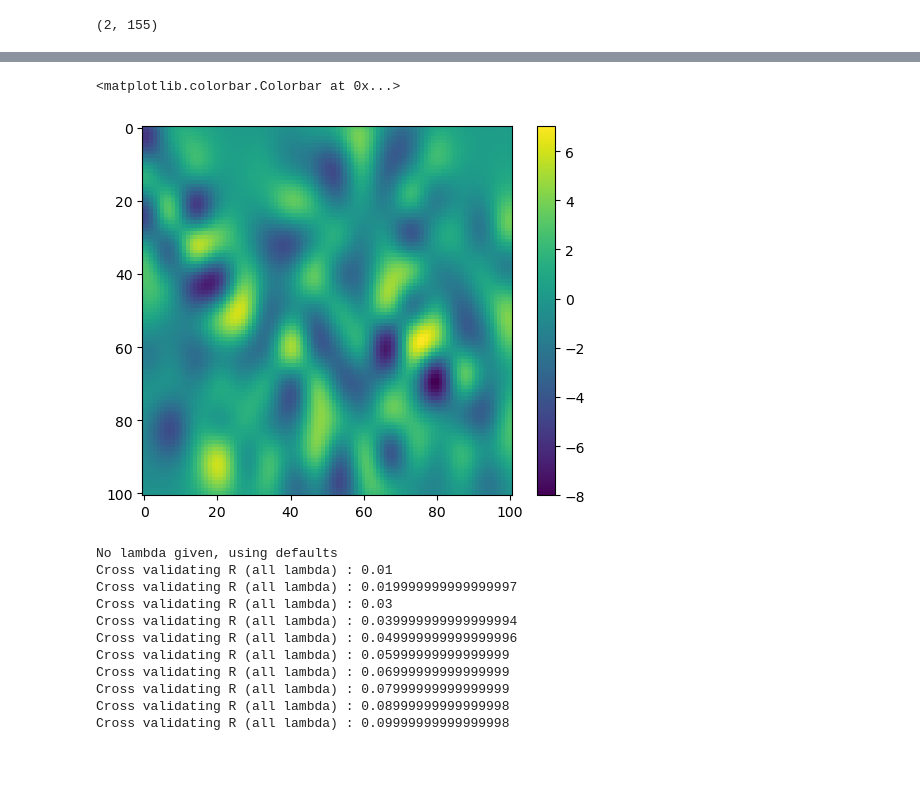
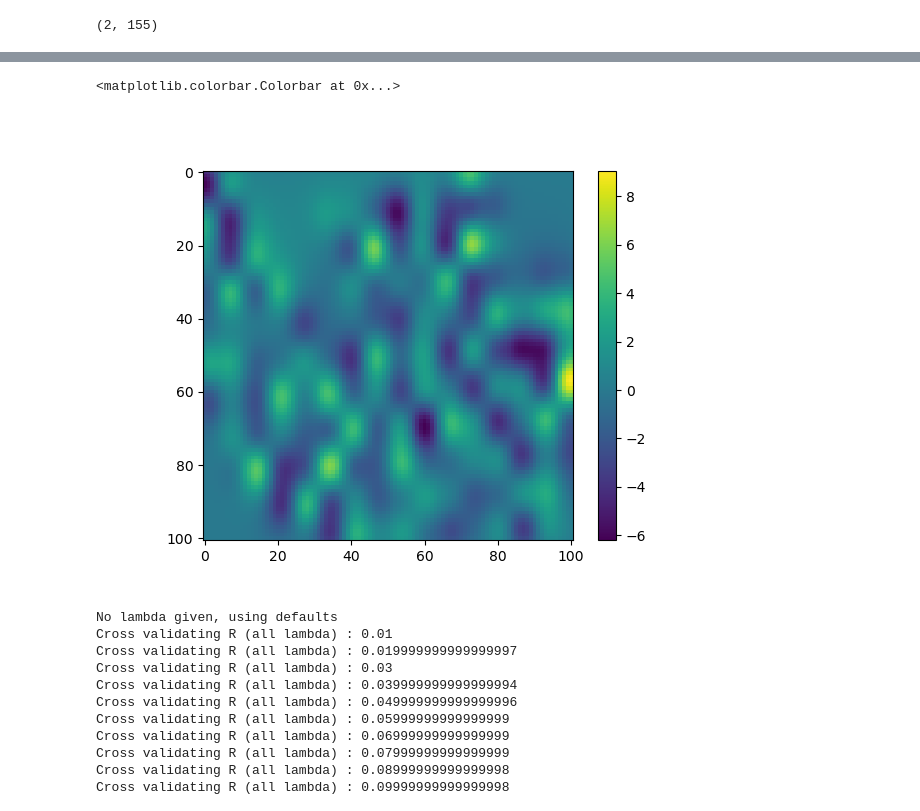
Before and after one commit to OlegFS/MEA-analysis, a Jupyter notebook: notebooks/example_LFP_types.ipynb, the cells around one changed output, grey strips where cells are left out. Cells and saved outputs as stored; diff of their text form; code cells hidden in the pictures; blank space fills up the shorter version.

Commit message:
event detection notebook

```diff
--- a/notebooks/example_LFP_types.ipynb
+++ b/notebooks/example_LFP_types.ipynb
@@ -247,0 +264,8 @@ for uid,unit in enumerate((channels)):
+# %%
+# coords = np.vstack([ch_detection['e_pos_x'],ch_detection['e_pos_y']])
+# channel_mask = [chan_dict[i] for i in na(ch_detection['e_label'])]
+plt.figure(figsize=(15,15))
+plt.imshow(I[:,:],cmap='gray',vmax=5000)
+for i,k in enumerate(coords.T):
+    plt.plot(k[0],k[1],'o')
+    plt.text(x=k[0],y=k[1],s= [i],color='r')#na(ch_detection['e_label'])
@@ -286,18 +323,19 @@ from kcsd import KCSD2D
 h =10  # distance between the electrode plane and the midslice
 sigma = 1000. # S/m
 # pots = pots.reshape((len(ele_pos), 1)) # first time point
-data = filt[int(time[0]*(subsampling_rate)):int(time[1]*(subsampling_rate)),:].T*adc_step*mv_scale_factor
-k = KCSD2D(coords.T, data[channel_mask,:],  h=h, sigma=sigma,#(data[mask,:].T/np.max(data[mask,:],1)).T#time_indices[0]:time_indices[-1]
+data = filt[int(time[0]*(subsampling_rate)):int(time[1]*(subsampling_rate)),channel_mask].T*adc_step*mv_scale_factor
+k = KCSD2D(coords.T, data[:,:],  h=h, sigma=sigma,#(data[mask,:].T/np.max(data[mask,:],1)).T#time_indices[0]:time_indices[-1]
            # xmin=0.0, xmax=1.0,
            # ymin=0.0, ymax=1.0,
-           n_src_init=1000, src_type='gauss', R_init=150)
+           n_src_init=1000, src_type='gauss', R_init=100)
 est_csd = k.values('CSD')
 # %%
+plt.figure()
 plt.imshow(est_csd[:,:,20])
 plt.colorbar()
 # %% [output]
 <matplotlib.colorbar.Colorbar at 0x...>
-[figure, old version]
+[figure, new version]
 # %%
 k.cross_validate(Rs=np.linspace(0.01, 0.15, 15))
 est_csd = k.values('CSD')
```
Also changed, not shown: parts of 35 cells of this notebook, 5 other files.
